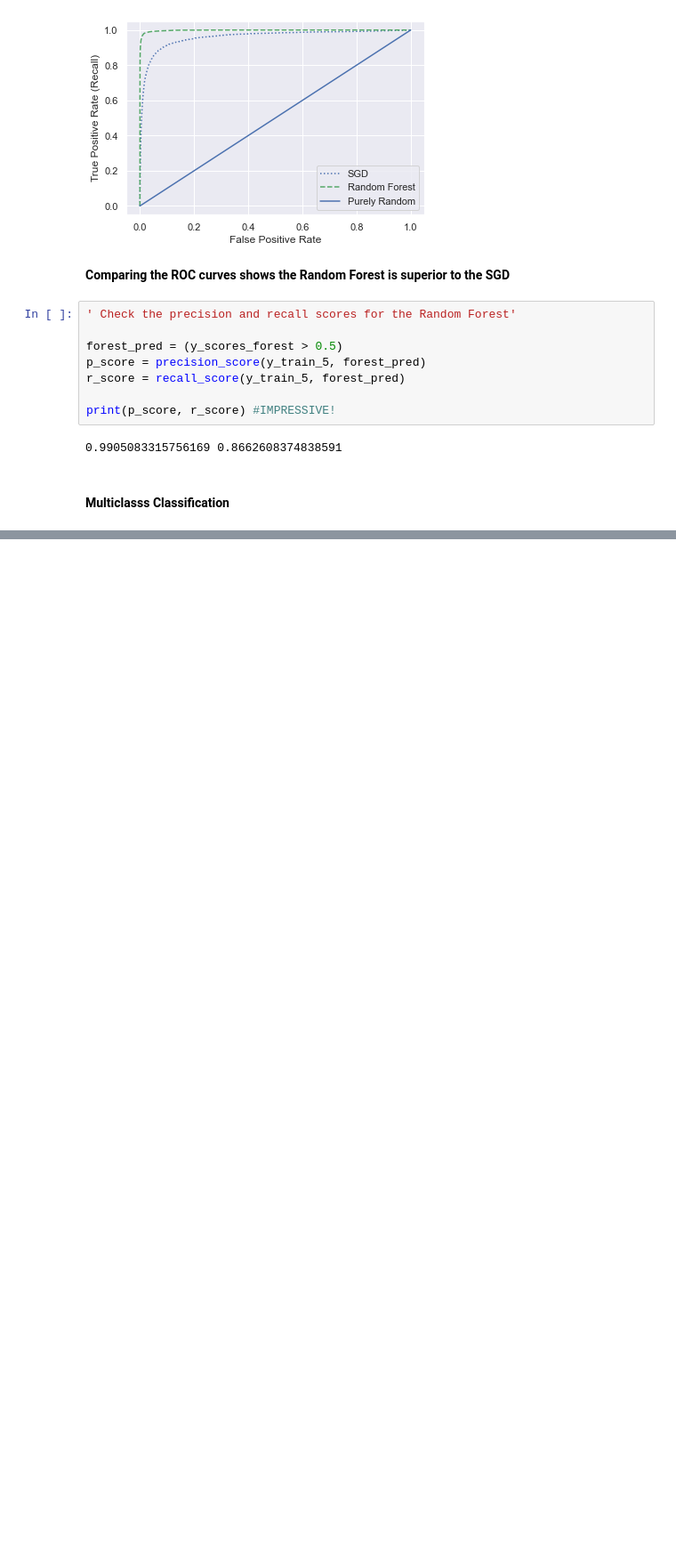
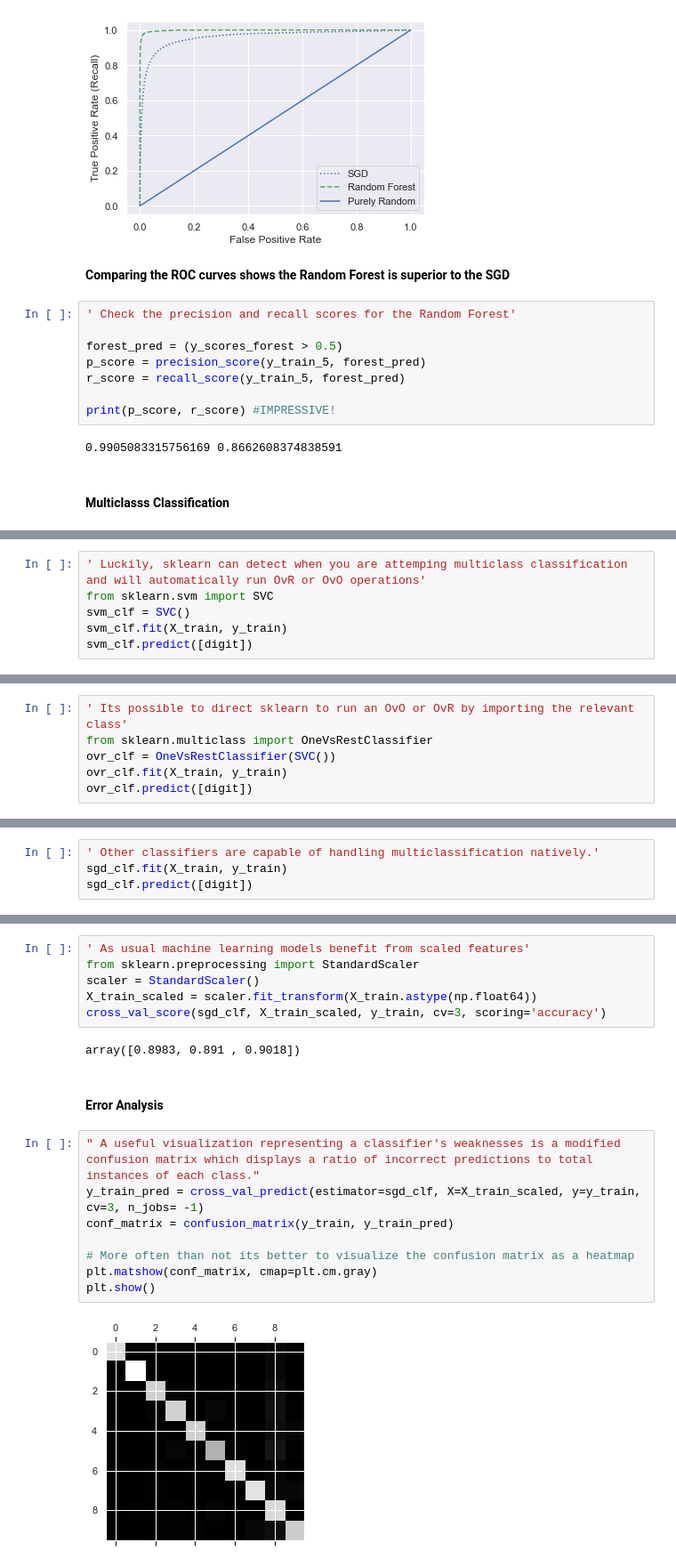
Before and after one commit to HyerQuality/O-Reilly-Hands-On-Machine-Learning, a Jupyter notebook: Chapter 3/Chapter 3 - Classification.ipynb, the cells around one changed output, grey strips where cells are left out. Shown at 89% size. Cells and saved outputs as stored; diff of their text form; blank space fills up the shorter version.

```diff
--- a/Chapter 3/Chapter 3 - Classification.ipynb
+++ b/Chapter 3/Chapter 3 - Classification.ipynb
@@ -312,0 +315,6 @@ print(p_score, r_score) #IMPRESSIVE!
+# %%
+' Luckily, sklearn can detect when you are attemping multiclass classification and will automatically run OvR or OvO operations'
+from sklearn.svm import SVC
+svm_clf = SVC()
+svm_clf.fit(X_train, y_train)
+svm_clf.predict([digit])
@@ -312,0 +336,6 @@ print(p_score, r_score) #IMPRESSIVE!
+# %%
+' Its possible to direct sklearn to run an OvO or OvR by importing the relevant class'
+from sklearn.multiclass import OneVsRestClassifier
+ovr_clf = OneVsRestClassifier(SVC())
+ovr_clf.fit(X_train, y_train)
+ovr_clf.predict([digit])
@@ -312,0 +344,4 @@ print(p_score, r_score) #IMPRESSIVE!
+# %%
+' Other classifiers are capable of handling multiclassification natively.'
+sgd_clf.fit(X_train, y_train)
+sgd_clf.predict([digit])
@@ -312,0 +363,20 @@ print(p_score, r_score) #IMPRESSIVE!
+# %%
+' As usual machine learning models benefit from scaled features'
+from sklearn.preprocessing import StandardScaler
+scaler = StandardScaler()
+X_train_scaled = scaler.fit_transform(X_train.astype(np.float64))
+cross_val_score(sgd_clf, X_train_scaled, y_train, cv=3, scoring='accuracy')
+# %% [output]
+array([0.8983, 0.891 , 0.9018])
+# %% [markdown]
+#### Error Analysis
+# %%
+" A useful visualization representing a classifier's weaknesses is a modified confusion matrix which displays a ratio of incorrect predictions to total instances of each class."
+y_train_pred = cross_val_predict(estimator=sgd_clf, X=X_train_scaled, y=y_train, cv=3, n_jobs= -1)
+conf_matrix = confusion_matrix(y_train, y_train_pred)
+
+# More often than not its better to visualize the confusion matrix as a heatmap
+plt.matshow(conf_matrix, cmap=plt.cm.gray)
+plt.show()
+# %% [output]
+[figure, added]
```
Also changed, not shown: parts of 15 cells of this notebook.
